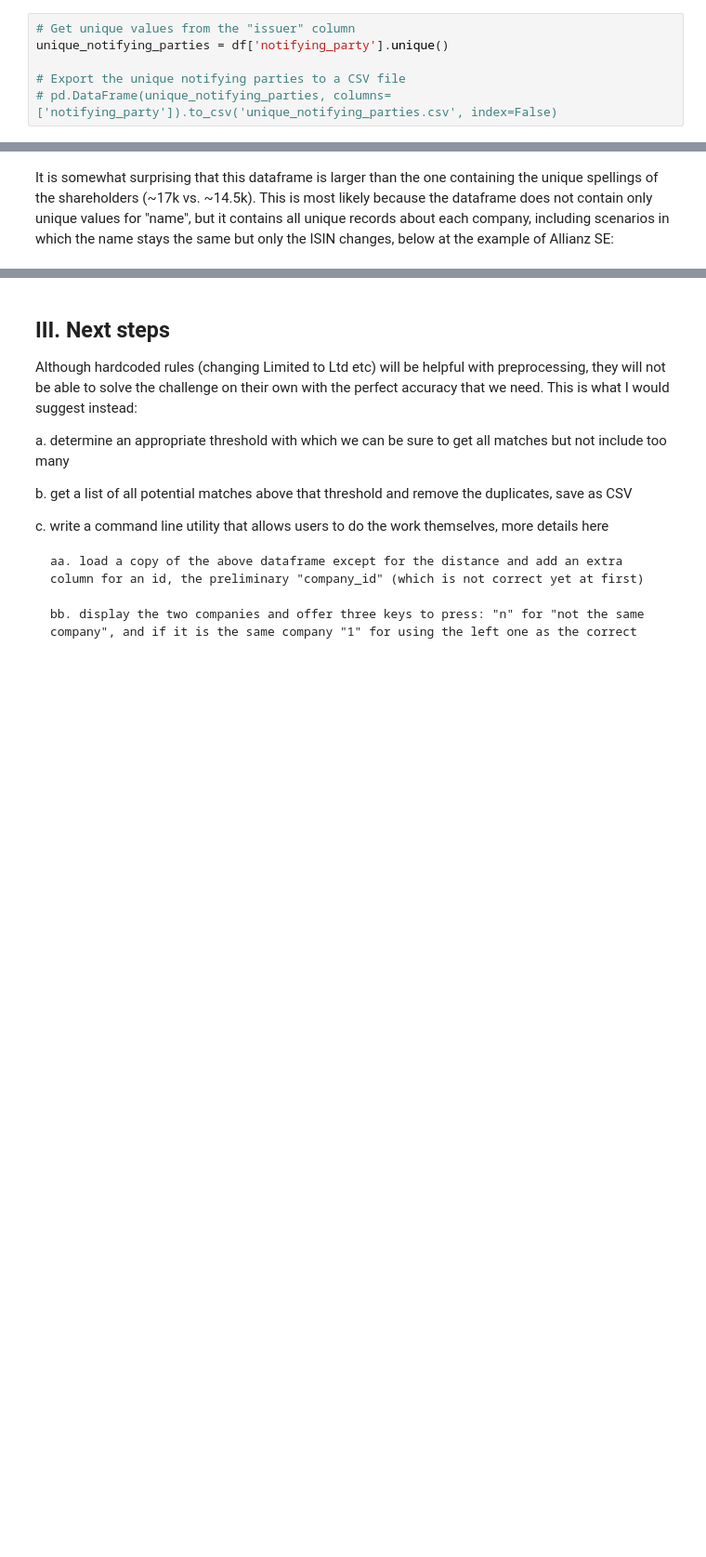
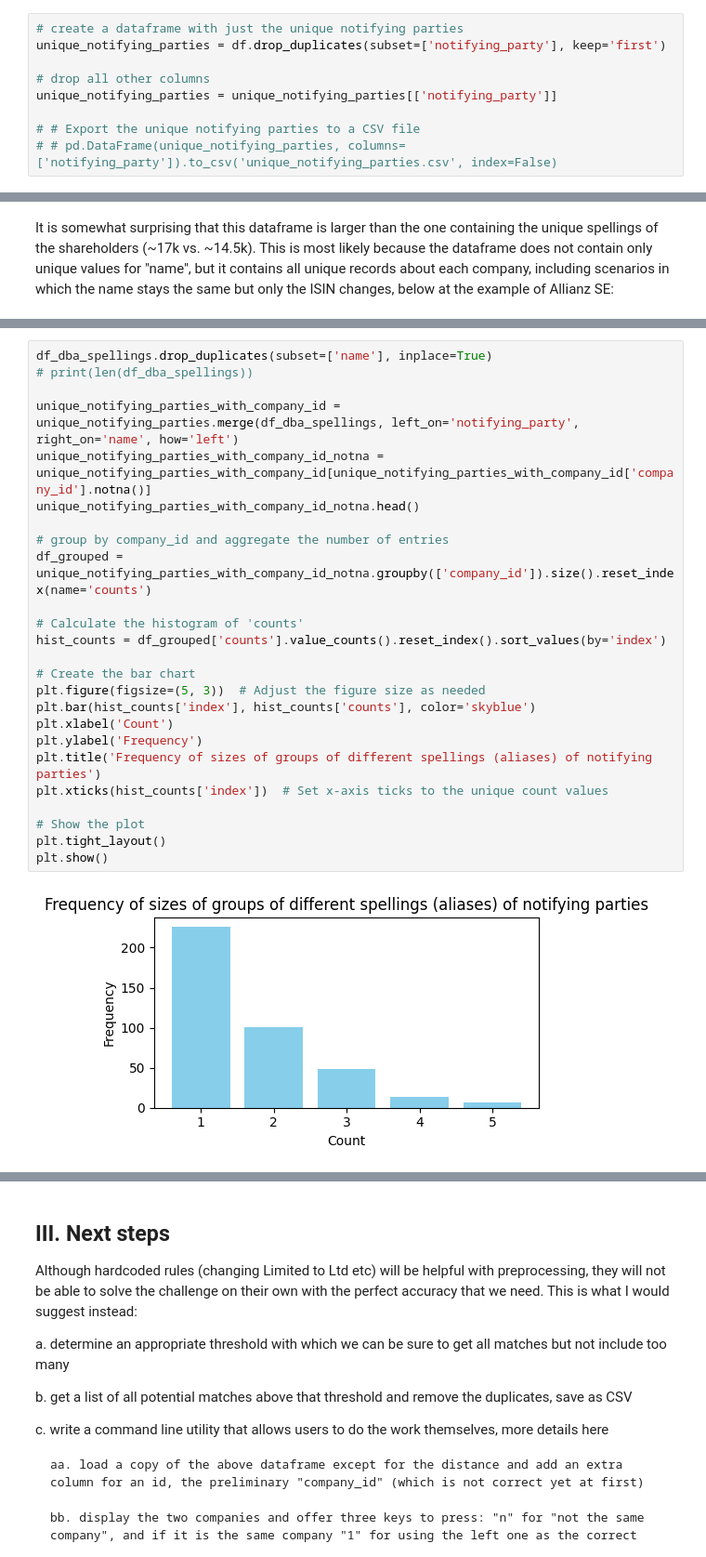
Before and after one commit to KensingtonOscupant/germanyinc-shareholders, a Jupyter notebook: src/exploration.ipynb, the cells around one changed output, grey strips where cells are left out. Shown at 93% size. Drawn from its saved outputs; the diff is of its cells as text; blank space fills up the shorter version.

```diff
--- a/src/exploration.ipynb
+++ b/src/exploration.ipynb
@@ -94,10 +93,13 @@ Among the shareholders with the highest numbers of records, there is a high numb
 
 To consolidate the the data, we first need to ensure that each notifying party does not appear as two or more seemingly distinct entities in the data. Firstly, we will therefore focus on consolidating the unique values in the notifying_party column.
 # %%
-# Get unique values from the "issuer" column
-unique_notifying_parties = df['notifying_party'].unique()
+# create a dataframe with just the unique notifying parties
+unique_notifying_parties = df.drop_duplicates(subset=['notifying_party'], keep='first')
 
-# Export the unique notifying parties to a CSV file
-# pd.DataFrame(unique_notifying_parties, columns=['notifying_party']).to_csv('unique_notifying_parties.csv', index=False)
+# drop all other columns
+unique_notifying_parties = unique_notifying_parties[['notifying_party']]
+
+# # Export the unique notifying parties to a CSV file
+# # pd.DataFrame(unique_notifying_parties, columns=['notifying_party']).to_csv('unique_notifying_parties.csv', index=False)
 # %% [markdown]
 <a id='section_id5'></a>
@@ -164,0 +181,27 @@ df_grouped_notna.head()
+# %%
+df_dba_spellings.drop_duplicates(subset=['name'], inplace=True)
+# print(len(df_dba_spellings))
+
+unique_notifying_parties_with_company_id = unique_notifying_parties.merge(df_dba_spellings, left_on='notifying_party', right_on='name', how='left')
+unique_notifying_parties_with_company_id_notna = unique_notifying_parties_with_company_id[unique_notifying_parties_with_company_id['company_id'].notna()]
+unique_notifying_parties_with_company_id_notna.head()
+
+# group by company_id and aggregate the number of entries
+df_grouped = unique_notifying_parties_with_company_id_notna.groupby(['company_id']).size().reset_index(name='counts')
+
+# Calculate the histogram of 'counts'
+hist_counts = df_grouped['counts'].value_counts().reset_index().sort_values(by='index')
+
+# Create the bar chart
+plt.figure(figsize=(5, 3))  # Adjust the figure size as needed
+plt.bar(hist_counts['index'], hist_counts['counts'], color='skyblue')
+plt.xlabel('Count')
+plt.ylabel('Frequency')
+plt.title('Frequency of sizes of groups of different spellings (aliases) of notifying parties')
+plt.xticks(hist_counts['index'])  # Set x-axis ticks to the unique count values
+
+# Show the plot
+plt.tight_layout()
+plt.show()
+# %% [output]
+[figure, added]
```
Also changed, not shown: parts of 21 cells of this notebook.
